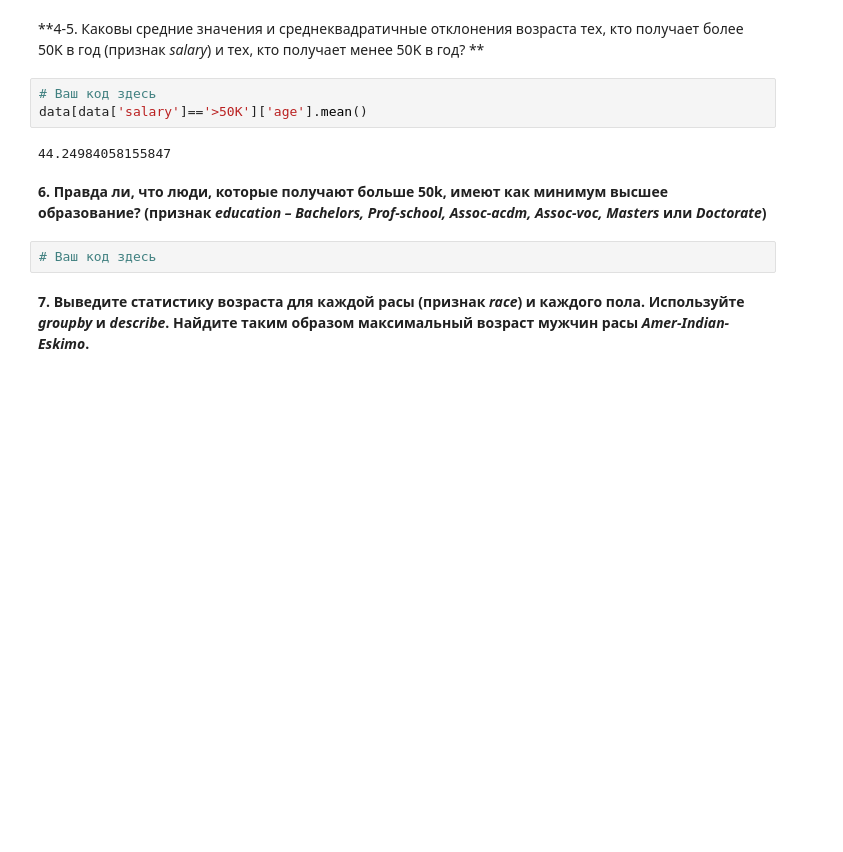
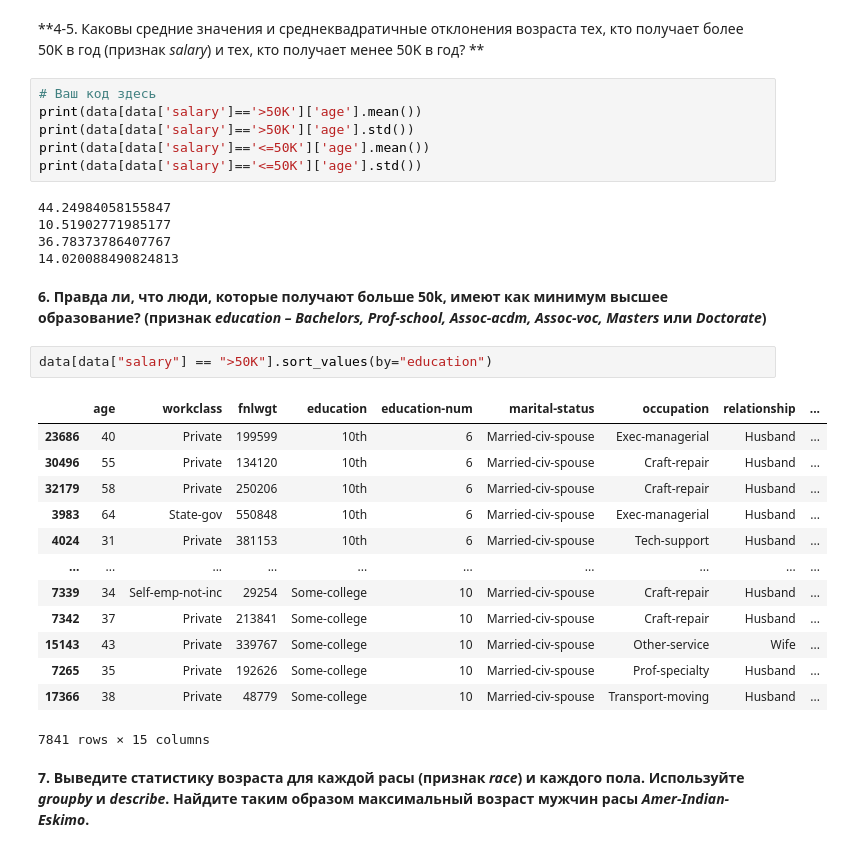
Before and after one commit to shooterdimon/mlcourse.ai, a Jupyter notebook: jupyter_russian/assignments_demo/assignment01_adult_pandas.ipynb, the cells around one changed output. Drawn from its saved outputs; the diff is of its cells as text; blank space fills up the shorter version.

```diff
--- a/jupyter_russian/assignments_demo/assignment01_adult_pandas.ipynb
+++ b/jupyter_russian/assignments_demo/assignment01_adult_pandas.ipynb
@@ -65,13 +65,33 @@ data[data['native-country'] == "Germany"].shape[0]/data.shape[0]*100
 **4-5. Каковы средние значения и среднеквадратичные отклонения возраста тех, кто получает более 50K в год (признак *salary*) и тех, кто получает менее 50K в год? **
 # %%
 # Ваш код здесь
-data[data['salary']=='>50K']['age'].mean()
+print(data[data['salary']=='>50K']['age'].mean())
+print(data[data['salary']=='>50K']['age'].std())
+print(data[data['salary']=='<=50K']['age'].mean())
+print(data[data['salary']=='<=50K']['age'].std())
 # %% [output]
 44.24984058155847
+10.51902771985177
+36.78373786407767
+14.020088490824813
 # %% [markdown]
 **6. Правда ли, что люди, которые получают больше 50k, имеют как минимум высшее образование? (признак *education – Bachelors, Prof-school, Assoc-acdm, Assoc-voc, Masters* или *Doctorate*)**
-# %%
-# Ваш код здесь
+# %%
+data[data["salary"] == ">50K"].sort_values(by="education")
+# %% [output]
+|  | age | workclass | fnlwgt | education | education-num | marital-status | occupation | relationship | ... |
+| 23686 | 40 | Private | 199599 | 10th | 6 | Married-civ-spouse | Exec-managerial | Husband | ... |
+| 30496 | 55 | Private | 134120 | 10th | 6 | Married-civ-spouse | Craft-repair | Husband | ... |
+| 32179 | 58 | Private | 250206 | 10th | 6 | Married-civ-spouse | Craft-repair | Husband | ... |
+| 3983 | 64 | State-gov | 550848 | 10th | 6 | Married-civ-spouse | Exec-managerial | Husband | ... |
+| 4024 | 31 | Private | 381153 | 10th | 6 | Married-civ-spouse | Tech-support | Husband | ... |
+| ... | ... | ... | ... | ... | ... | ... | ... | ... | ... |
+| 7339 | 34 | Self-emp-not-inc | 29254 | Some-college | 10 | Married-civ-spouse | Craft-repair | Husband | ... |
+| 7342 | 37 | Private | 213841 | Some-college | 10 | Married-civ-spouse | Craft-repair | Husband | ... |
+| 15143 | 43 | Private | 339767 | Some-college | 10 | Married-civ-spouse | Other-service | Wife | ... |
+| 7265 | 35 | Private | 192626 | Some-college | 10 | Married-civ-spouse | Prof-specialty | Husband | ... |
+| 17366 | 38 | Private | 48779 | Some-college | 10 | Married-civ-spouse | Transport-moving | Husband | ... |
+7841 rows × 15 columns
 # %% [markdown]
 **7. Выведите статистику возраста для каждой расы (признак *race*) и каждого пола. Используйте *groupby* и *describe*. Найдите таким образом максимальный возраст мужчин расы *Amer-Indian-Eskimo*.**
 # %%
```
Also changed, not shown: parts of 6 cells of this notebook, 2 other files.
